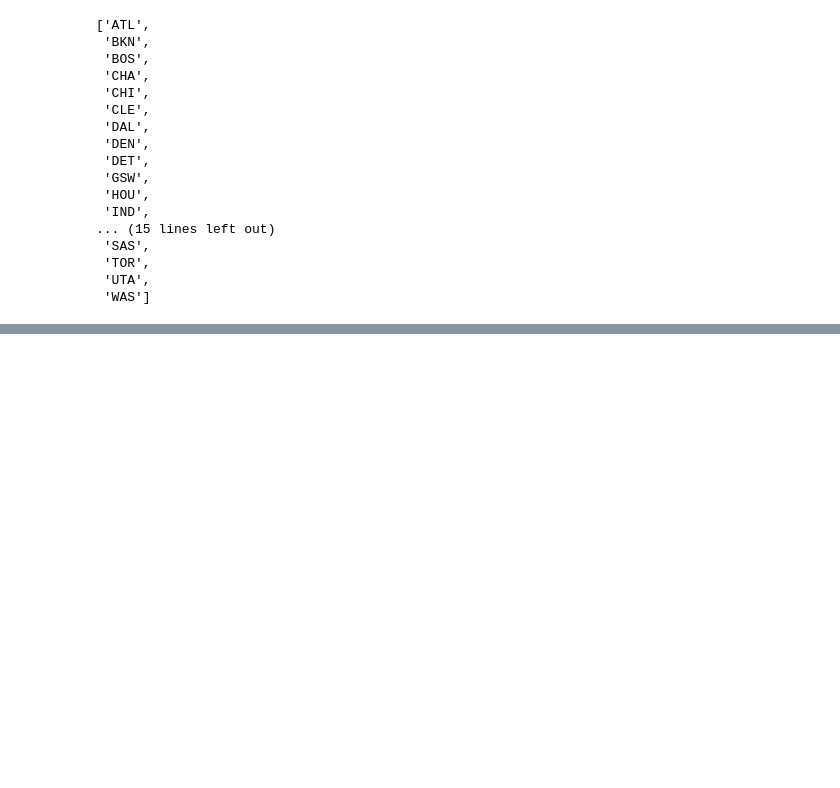
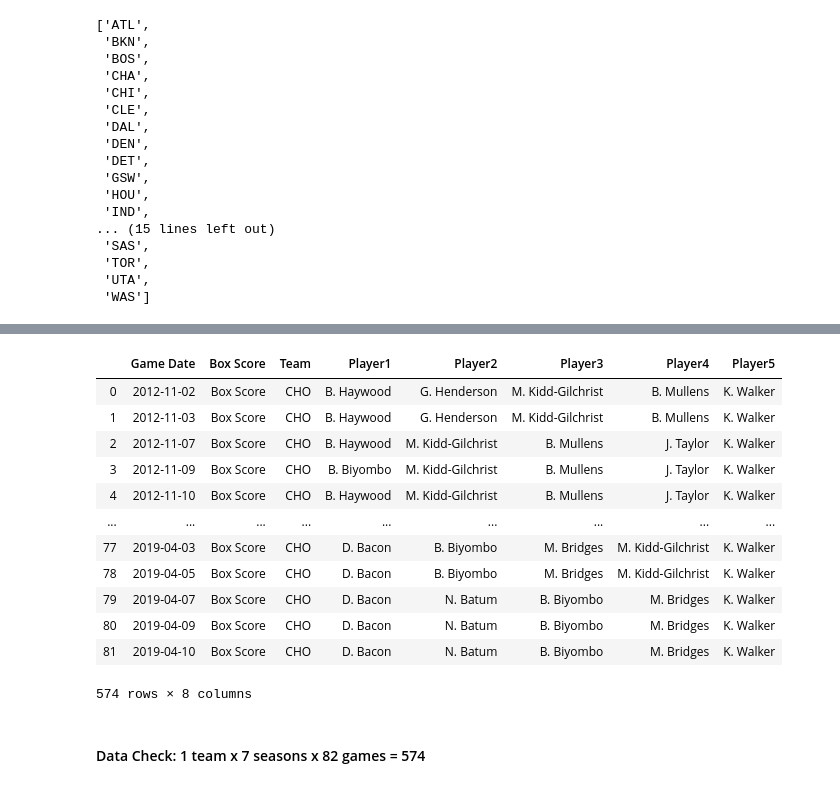
Before and after one commit to ekuo651/NBA-WinLoss-Predictor, a Jupyter notebook: Data Extraction/ReferenceLineup.ipynb, the cells around one changed output, grey strips where cells are left out. Cells and saved outputs as stored; diff of their text form; code cells hidden in the pictures; blank space fills up the shorter version.

```diff
--- a/Data Extraction/ReferenceLineup.ipynb
+++ b/Data Extraction/ReferenceLineup.ipynb
@@ -94,0 +186,46 @@ starting_lineup_final
+# %%
+starting_lineup_CHO_2015_2019 = starting_lineup_CHO()
+# %%
+def starting_lineup_CHA():
+
+    team_name_list = ['CHA']
+    header = ['Game Date', 'Box Score', 'Team', 'Player1', 'Player2', 'Player3', 'Player4', 'Player5']
+    lineup_data_final = pd.DataFrame()
+    year = [2013,2014]
+
+    for i in team_name_list:
+        for j in year:
+            url = 'https://www.basketball-reference.com/teams/{}/{}_start.html'.format(i, j)
+            html = urlopen(url)
+            soup = BeautifulSoup(html)
+            tr_rows = soup.find_all('tr')[1:83]
+            lineup_data = [[a.get_text() for a in tr_rows[i].find_all('a')] for i in range(len(tr_rows))]
+            lineup_data_df = pd.DataFrame(lineup_data, columns=header)
+            lineup_data_df['Team'] = 'CHO'
+            lineup_data_df['Game Date'] = pd.to_datetime(lineup_data_df['Game Date'])
+            lineup_data_final = lineup_data_final.append(lineup_data_df)
+
+
+    return lineup_data_final
+# %%
+starting_lineup_CHA_2013_2014 = starting_lineup_CHA()
+# %%
+#combines all seasons under 'CHO', Charlotte Hornets
+starting_lineup_CHO_All = starting_lineup_CHA_2013_2014.append(starting_lineup_CHO_2015_2019)
+starting_lineup_CHO_All
+# %% [output]
+|  | Game Date | Box Score | Team | Player1 | Player2 | Player3 | Player4 | Player5 |
+| 0 | 2012-11-02 | Box Score | CHO | B. Haywood | G. Henderson | M. Kidd-Gilchrist | B. Mullens | K. Walker |
+| 1 | 2012-11-03 | Box Score | CHO | B. Haywood | G. Henderson | M. Kidd-Gilchrist | B. Mullens | K. Walker |
+| 2 | 2012-11-07 | Box Score | CHO | B. Haywood | M. Kidd-Gilchrist | B. Mullens | J. Taylor | K. Walker |
+| 3 | 2012-11-09 | Box Score | CHO | B. Biyombo | M. Kidd-Gilchrist | B. Mullens | J. Taylor | K. Walker |
+| 4 | 2012-11-10 | Box Score | CHO | B. Haywood | M. Kidd-Gilchrist | B. Mullens | J. Taylor | K. Walker |
+| ... | ... | ... | ... | ... | ... | ... | ... | ... |
+| 77 | 2019-04-03 | Box Score | CHO | D. Bacon | B. Biyombo | M. Bridges | M. Kidd-Gilchrist | K. Walker |
+| 78 | 2019-04-05 | Box Score | CHO | D. Bacon | B. Biyombo | M. Bridges | M. Kidd-Gilchrist | K. Walker |
+| 79 | 2019-04-07 | Box Score | CHO | D. Bacon | N. Batum | B. Biyombo | M. Bridges | K. Walker |
+| 80 | 2019-04-09 | Box Score | CHO | D. Bacon | N. Batum | B. Biyombo | M. Bridges | K. Walker |
+| 81 | 2019-04-10 | Box Score | CHO | D. Bacon | N. Batum | B. Biyombo | M. Bridges | K. Walker |
+574 rows × 8 columns
+# %% [markdown]
+#### Data Check: 1 team x 7 seasons x 82 games = 574
```
Also changed, not shown: parts of 25 cells of this notebook.
